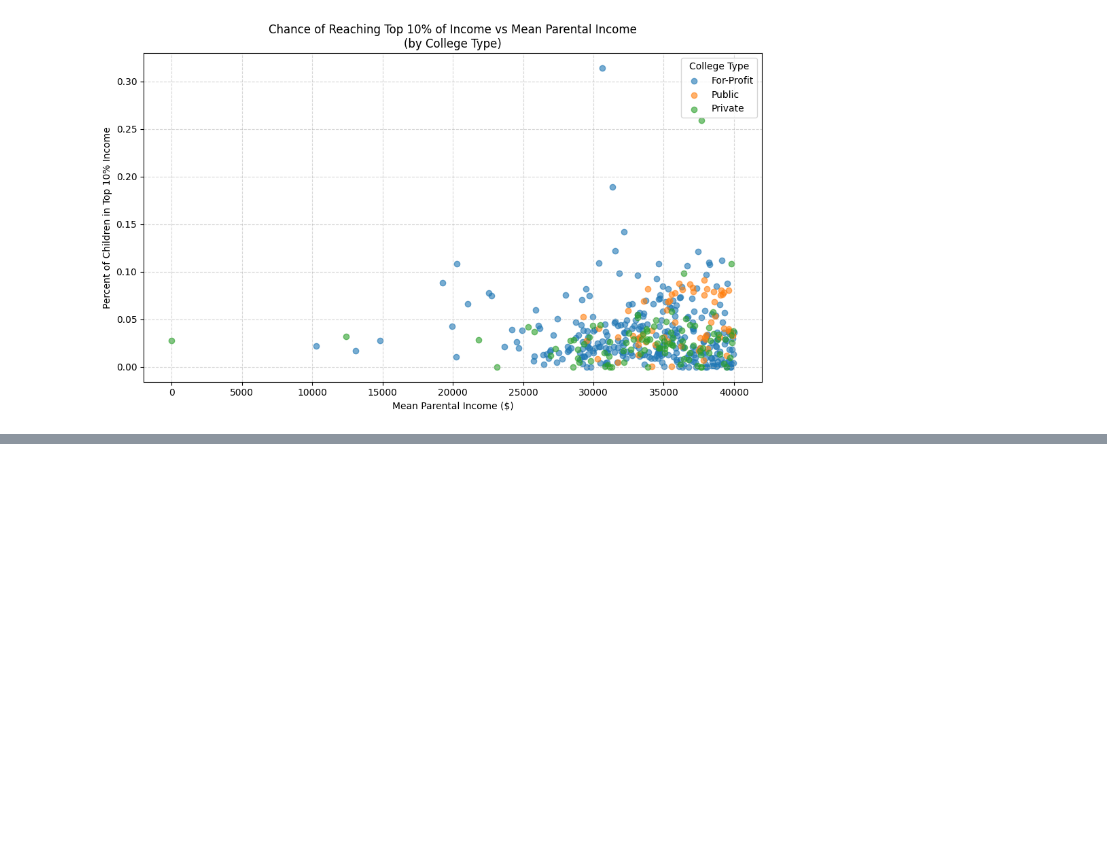
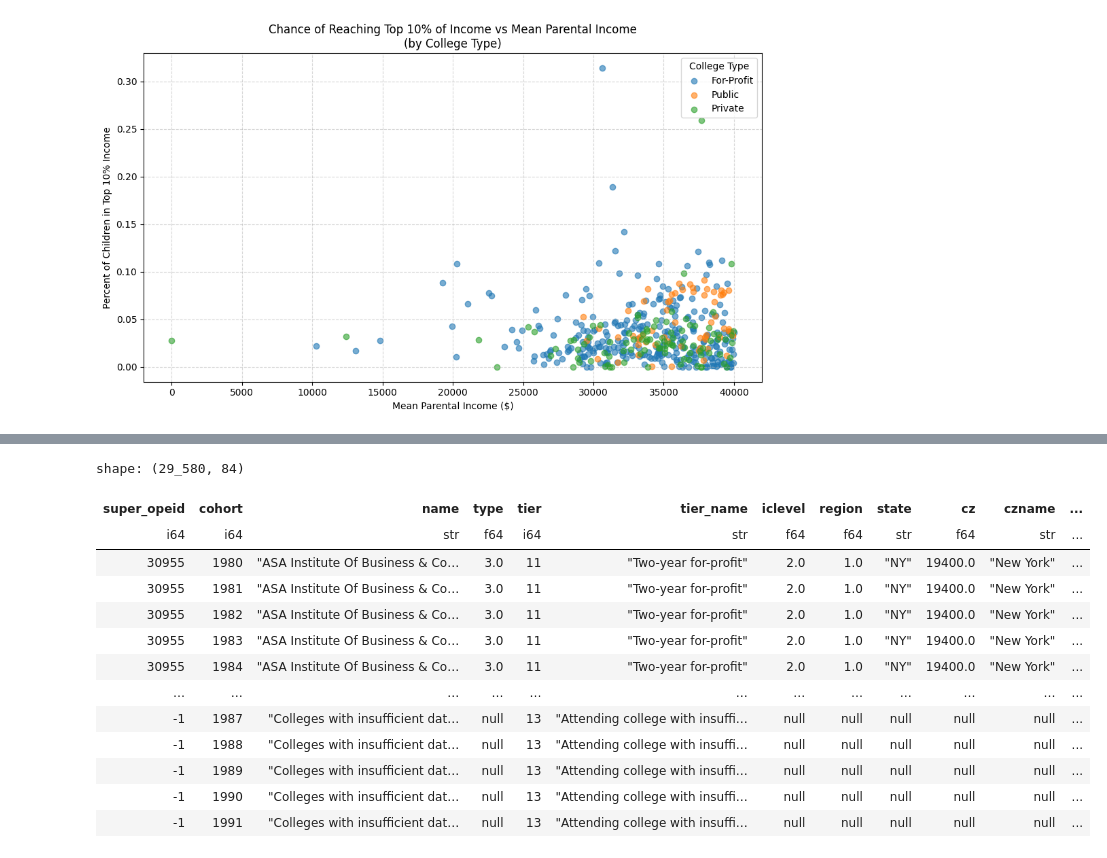
Before and after one commit to brendandoner-breathetransport/breathe, a Jupyter notebook: notebooks/pipeline_fairness.ipynb, the cells around one changed output, grey strips where cells are left out. Cells and saved outputs as stored; diff of their text form; code cells hidden in the pictures; blank space fills up the shorter version.

```diff
--- a/notebooks/pipeline_fairness.ipynb
+++ b/notebooks/pipeline_fairness.ipynb
@@ -3,6 +3,7 @@ import numpy as np
 import pandas as pd
 import polars as pl
 import os
+import sys
 
 import matplotlib.pyplot as plt
 import seaborn as sns
@@ -14,6 +15,7 @@ from pathlib import Path
 
 directory_raw = str(Path.cwd().parent) + '/data_raw/'
 
-directory_processed = str(Path.cwd().parent) + '/data'
-directory_raw
+directory_processed = str(Path.cwd().parent) + '/data/'
+print(directory_raw)
+print(directory_processed)
 # %% [output]
@@ -573,0 +646,17 @@ for ctype in df_pd["college_type"].unique():
+# %%
+child_income
+# %% [output]
+shape: (29_580, 84)
+| super_opeid | cohort | name | type | tier | tier_name | iclevel | region | state | cz | czname | ... |
+| i64 | i64 | str | f64 | i64 | str | f64 | f64 | str | f64 | str | ... |
+| 30955 | 1980 | "ASA Institute Of Business & Co… | 3.0 | 11 | "Two-year for-profit" | 2.0 | 1.0 | "NY" | 19400.0 | "New York" | ... |
+| 30955 | 1981 | "ASA Institute Of Business & Co… | 3.0 | 11 | "Two-year for-profit" | 2.0 | 1.0 | "NY" | 19400.0 | "New York" | ... |
+| 30955 | 1982 | "ASA Institute Of Business & Co… | 3.0 | 11 | "Two-year for-profit" | 2.0 | 1.0 | "NY" | 19400.0 | "New York" | ... |
+| 30955 | 1983 | "ASA Institute Of Business & Co… | 3.0 | 11 | "Two-year for-profit" | 2.0 | 1.0 | "NY" | 19400.0 | "New York" | ... |
+| 30955 | 1984 | "ASA Institute Of Business & Co… | 3.0 | 11 | "Two-year for-profit" | 2.0 | 1.0 | "NY" | 19400.0 | "New York" | ... |
+| … | … | … | … | … | … | … | … | … | … | … | ... |
+| -1 | 1987 | "Colleges with insufficient dat… | null | 13 | "Attending college with insuffi… | null | null | null | null | null | ... |
+| -1 | 1988 | "Colleges with insufficient dat… | null | 13 | "Attending college with insuffi… | null | null | null | null | null | ... |
+| -1 | 1989 | "Colleges with insufficient dat… | null | 13 | "Attending college with insuffi… | null | null | null | null | null | ... |
+| -1 | 1990 | "Colleges with insufficient dat… | null | 13 | "Attending college with insuffi… | null | null | null | null | null | ... |
+| -1 | 1991 | "Colleges with insufficient dat… | null | 13 | "Attending college with insuffi… | null | null | null | null | null | ... |
```
Also changed, not shown: parts of 9 cells of this notebook.
